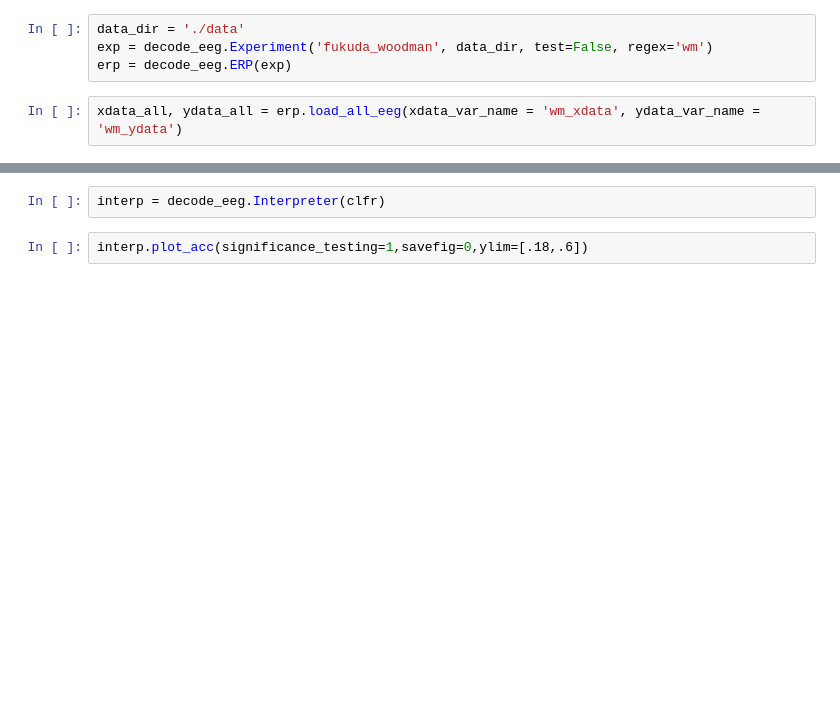
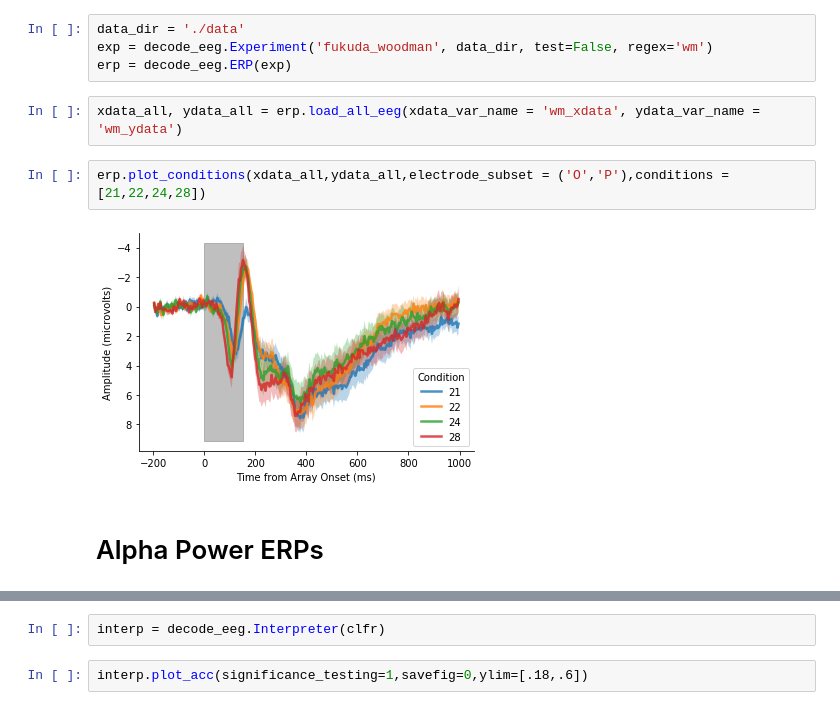
Before and after one commit to WilliamThyer/decode_ltm_from_wm, a Jupyter notebook: decode_load.ipynb, the cells around one changed output, grey strips where cells are left out. Cells and saved outputs as stored; diff of their text form; blank space fills up the shorter version.

```diff
--- a/decode_load.ipynb
+++ b/decode_load.ipynb
@@ -11,3 +17,9 @@ exp = decode_eeg.Experiment('fukuda_woodman', data_dir, test=False, regex='wm')
 erp = decode_eeg.ERP(exp)
 # %%
 xdata_all, ydata_all = erp.load_all_eeg(xdata_var_name = 'wm_xdata', ydata_var_name = 'wm_ydata')
+# %%
+erp.plot_conditions(xdata_all,ydata_all,electrode_subset = ('O','P'),conditions = [21,22,24,28])
+# %% [output]
+[figure, added]
+# %% [markdown]
+# Alpha Power ERPs
```
Also changed, not shown: parts of 10 cells of this notebook, 1 other file.
